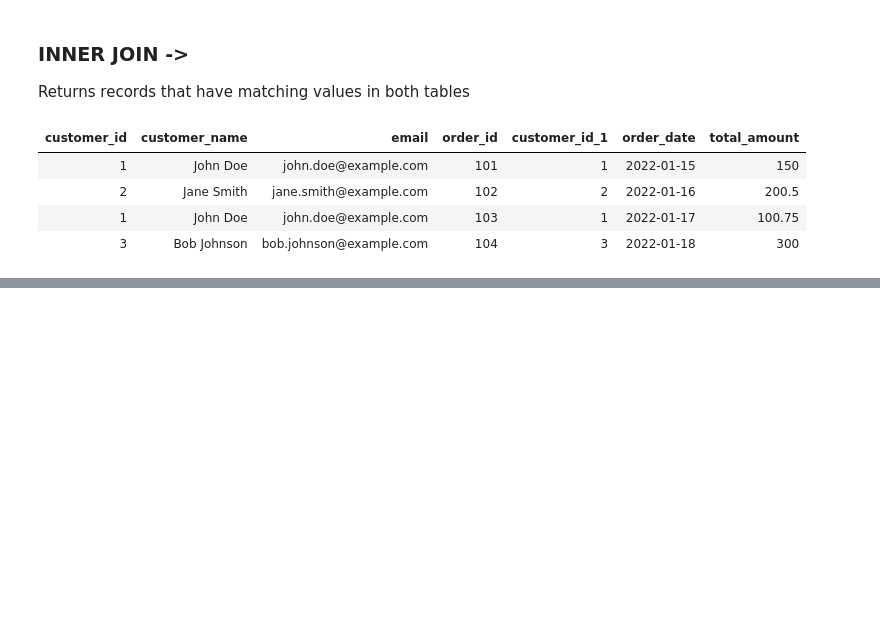
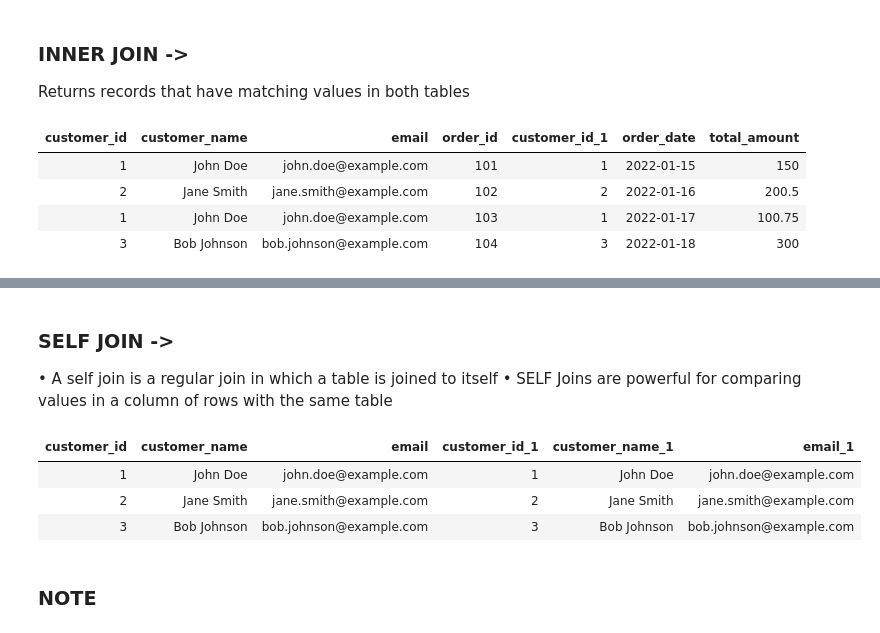
Before and after one commit to siddhesh-Mhatre/SQL_practice, a Jupyter notebook: JOINS.ipynb, the cells around one changed output, grey strips where cells are left out. Cells and saved outputs as stored; diff of their text form; code cells hidden in the pictures; blank space fills up the shorter version.

```diff
--- a/JOINS.ipynb
+++ b/JOINS.ipynb
@@ -64,0 +114,18 @@ ON c.customer_id = o.customer_id ;
+# %% [markdown]
+### SELF JOIN ->
+• A self join is a regular join in which a table is joined to
+itself
+• SELF Joins are powerful for comparing values in a
+column of rows with the same table
+# %%
+%%sql sqlite://
+SELECT * FROM customers as c
+JOIN customers as o
+ON c.customer_id = o.customer_id
+# %% [output]
+| customer_id | customer_name | email | customer_id_1 | customer_name_1 | email_1 |
+| 1 | John Doe | john.doe@example.com | 1 | John Doe | john.doe@example.com |
+| 2 | Jane Smith | jane.smith@example.com | 2 | Jane Smith | jane.smith@example.com |
+| 3 | Bob Johnson | bob.johnson@example.com | 3 | Bob Johnson | bob.johnson@example.com |
+# %% [markdown]
+### NOTE
```
Also changed, not shown: parts of 13 cells of this notebook, 1 other file.
